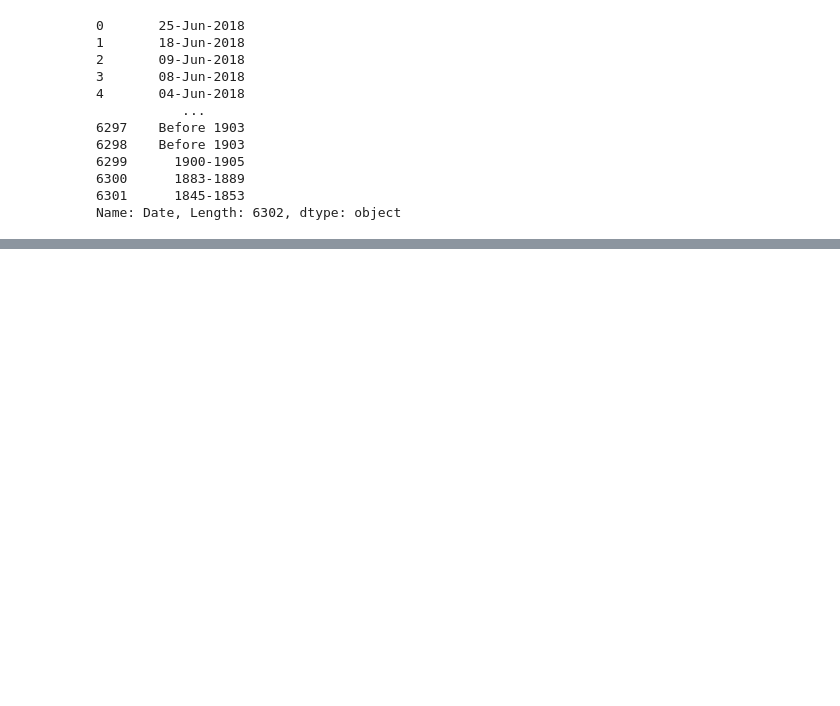
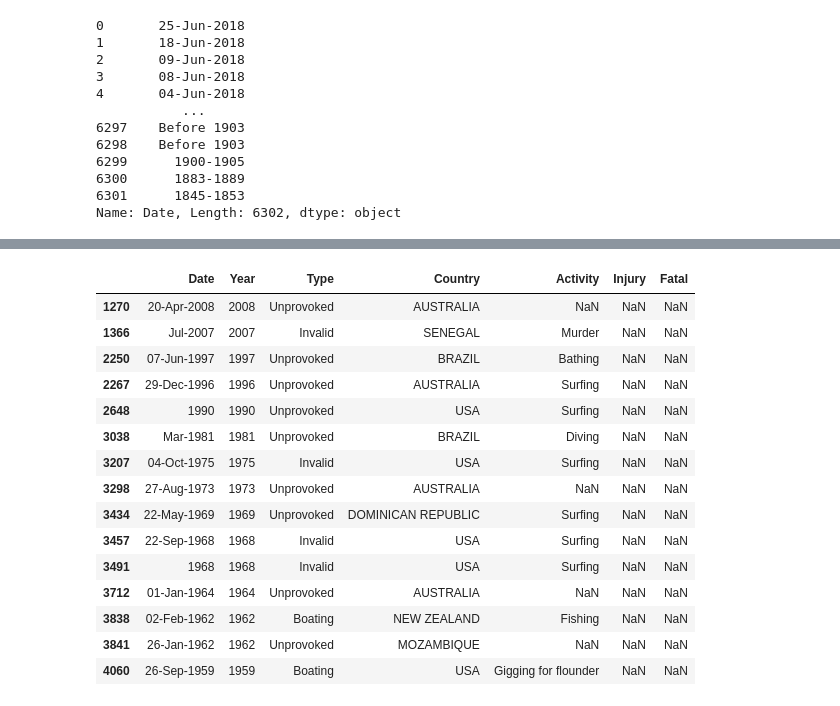
Before and after one commit to EdAndradeF/IronHack_Project_1, a Jupyter notebook: SharkAttack.ipynb, the cells around one changed output, grey strips where cells are left out. Saved outputs shown, nothing was run; the diff lists cells and outputs as text; code cells hidden in the pictures; blank space fills up the shorter version.

```diff
--- a/SharkAttack.ipynb
+++ b/SharkAttack.ipynb
@@ -204,0 +189,23 @@ df_fatal.loc[df_fatal.loc[:, 'Type'] == 'Boating']
+# %%
+df_fatal.loc[:, 'Type'].unique()
+df_fatal.loc[(df_fatal['Type'] == 'Boat') | (df_fatal['Type'] == 'Boatomg'), 'Type'] = 'Boating'
+df_fatal.loc[df_fatal.loc[:, 'Type'].isna(), 'Type'] = 'Questionable'
+# %%
+df_fatal.loc[df_fatal.loc[:, 'Fatal'].isna(), :]
+# %% [output]
+|  | Date | Year | Type | Country | Activity | Injury | Fatal |
+| 1270 | 20-Apr-2008 | 2008 | Unprovoked | AUSTRALIA | NaN | NaN | NaN |
+| 1366 | Jul-2007 | 2007 | Invalid | SENEGAL | Murder | NaN | NaN |
+| 2250 | 07-Jun-1997 | 1997 | Unprovoked | BRAZIL | Bathing | NaN | NaN |
+| 2267 | 29-Dec-1996 | 1996 | Unprovoked | AUSTRALIA | Surfing | NaN | NaN |
+| 2648 | 1990 | 1990 | Unprovoked | USA | Surfing | NaN | NaN |
+| 3038 | Mar-1981 | 1981 | Unprovoked | BRAZIL | Diving | NaN | NaN |
+| 3207 | 04-Oct-1975 | 1975 | Invalid | USA | Surfing | NaN | NaN |
+| 3298 | 27-Aug-1973 | 1973 | Unprovoked | AUSTRALIA | NaN | NaN | NaN |
+| 3434 | 22-May-1969 | 1969 | Unprovoked | DOMINICAN REPUBLIC | Surfing | NaN | NaN |
+| 3457 | 22-Sep-1968 | 1968 | Invalid | USA | Surfing | NaN | NaN |
+| 3491 | 1968 | 1968 | Invalid | USA | Surfing | NaN | NaN |
+| 3712 | 01-Jan-1964 | 1964 | Unprovoked | AUSTRALIA | NaN | NaN | NaN |
+| 3838 | 02-Feb-1962 | 1962 | Boating | NEW ZEALAND | Fishing | NaN | NaN |
+| 3841 | 26-Jan-1962 | 1962 | Unprovoked | MOZAMBIQUE | NaN | NaN | NaN |
+| 4060 | 26-Sep-1959 | 1959 | Boating | USA | Gigging for flounder | NaN | NaN |
```
Also changed, not shown: parts of 10 cells of this notebook, 1 other file.
